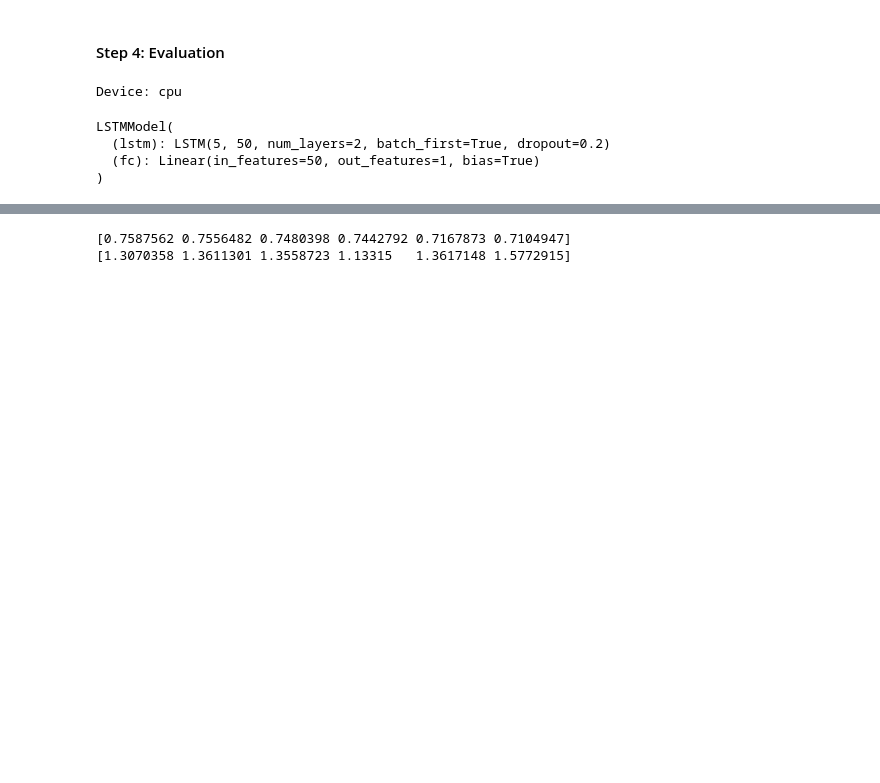
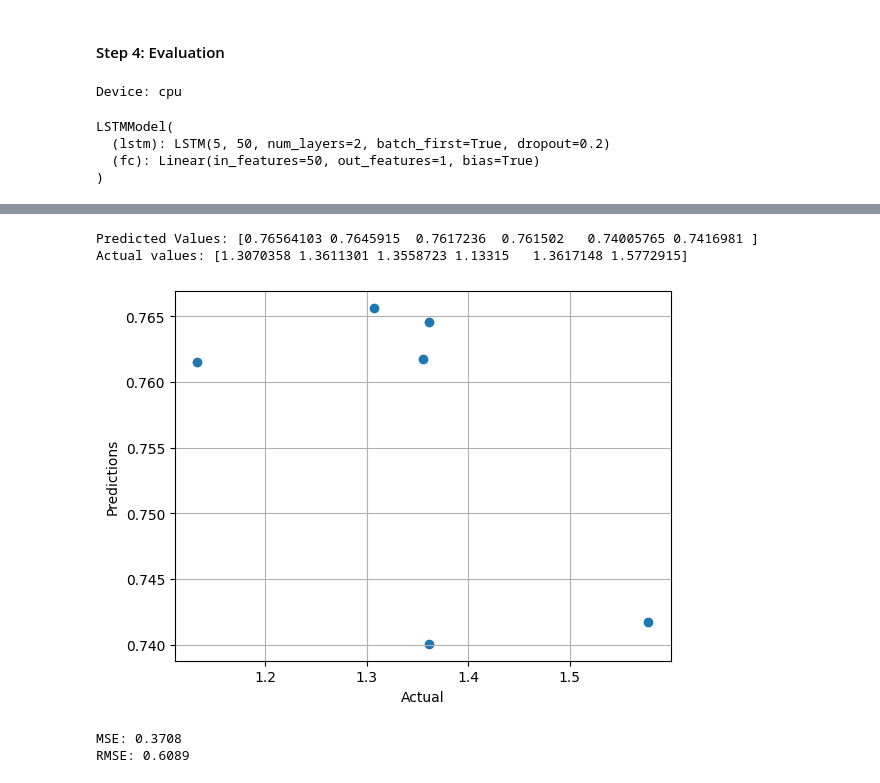
Before and after one commit to alfa-echo-niner-ait/loadlstm, a Jupyter notebook: base copy_emon.ipynb, the cells around one changed output, grey strips where cells are left out. Cells and saved outputs as stored; diff of their text form; code cells hidden in the pictures; blank space fills up the shorter version.

```diff
--- a/base copy_emon.ipynb
+++ b/base copy_emon.ipynb
@@ -575,11 +574,31 @@ Test Loss: 0.3925
 predictions_cpu = predictions.cpu().numpy()
 y_test_cpu = y_test_tensor.cpu().numpy()
 
-print(predictions_cpu)
-print(y_test_cpu)
+print(f"Predicted Values: {predictions_cpu}")
+print(f"Actual values: {y_test_cpu}")
 # %% [output]
-[0.7587562 0.7556482 0.7480398 0.7442792 0.7167873 0.7104947]
-[1.3070358 1.3611301 1.3558723 1.13315   1.3617148 1.5772915]
+Predicted Values: [0.76564103 0.7645915  0.7617236  0.761502   0.74005765 0.7416981 ]
+Actual values: [1.3070358 1.3611301 1.3558723 1.13315   1.3617148 1.5772915]
+# %%
+plt.scatter(x=np.array(y_test_cpu), y=np.array(predictions_cpu))
+plt.xlabel("Actual")
+plt.ylabel("Predictions")
+plt.grid(True)
+plt.show()
+# %% [output]
+[figure, added]
+# %%
+# Calculate MSE
+mse = np.mean((np.array(y_test_cpu) - np.array(predictions_cpu)) ** 2)
+print(f"MSE: {mse:.4f}")
+
+
+# And then calculate RMSE:
+rmse = np.sqrt(mse)
+print(f"RMSE: {rmse:.4f}")
+# %% [output]
+MSE: 0.3708
+RMSE: 0.6089
 # %%
 # Step 5: Optionally, you can print or plot the actual vs. predicted values
 import matplotlib.pyplot as plt
```
Also changed, not shown: parts of 7 cells of this notebook, 2 other files.
